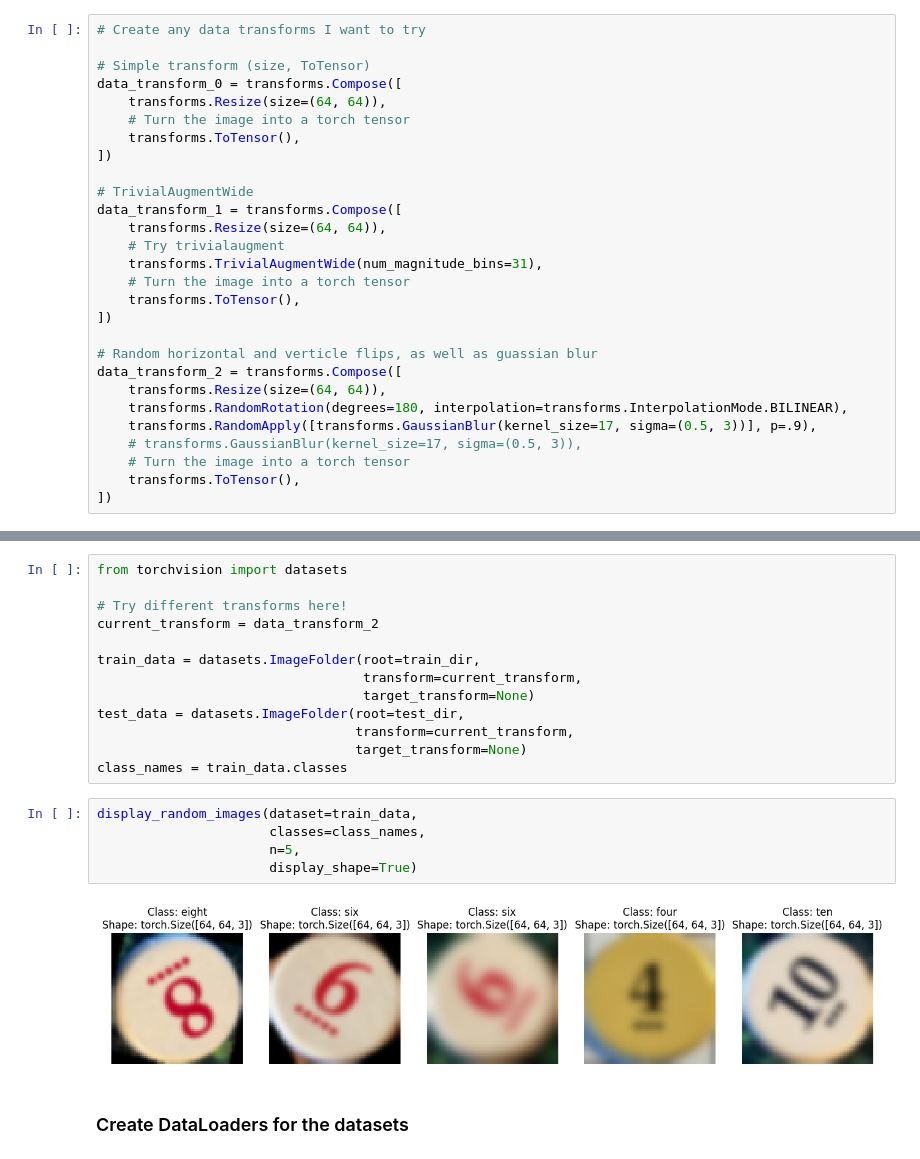
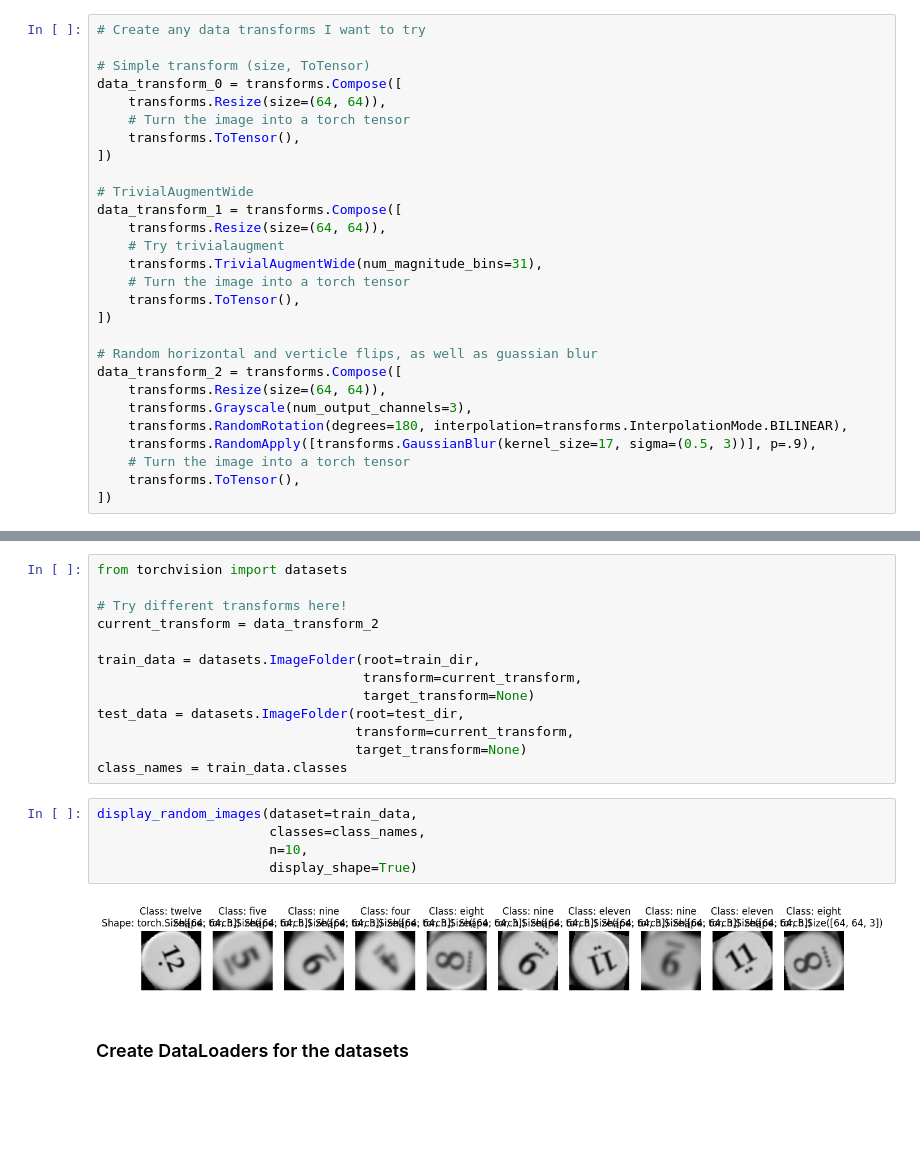
Before and after one commit to mattmanb/catanomics, a Jupyter notebook: CATANISTV1.ipynb, the cells around one changed output, grey strips where cells are left out. Drawn from its saved outputs; the diff is of its cells as text; blank space fills up the shorter version.

```diff
--- a/CATANISTV1.ipynb
+++ b/CATANISTV1.ipynb
@@ -74,9 +94,9 @@ data_transform_1 = transforms.Compose([
 # Random horizontal and verticle flips, as well as guassian blur
 data_transform_2 = transforms.Compose([
     transforms.Resize(size=(64, 64)),
+    transforms.Grayscale(num_output_channels=3),
     transforms.RandomRotation(degrees=180, interpolation=transforms.InterpolationMode.BILINEAR),
     transforms.RandomApply([transforms.GaussianBlur(kernel_size=17, sigma=(0.5, 3))], p=.9),
-    # transforms.GaussianBlur(kernel_size=17, sigma=(0.5, 3)),
     # Turn the image into a torch tensor
     transforms.ToTensor(),
 ])
@@ -109,10 +129,10 @@ class_names = train_data.classes
 # %%
 display_random_images(dataset=train_data,
                       classes=class_names,
-                      n=5,
+                      n=10,
                       display_shape=True)
 # %% [output]
-[figure, old version]
+[figure, new version]
 # %% [markdown]
 ### Create DataLoaders for the datasets
 # %%
```
Also changed, not shown: parts of 15 cells of this notebook, 7 other files.
